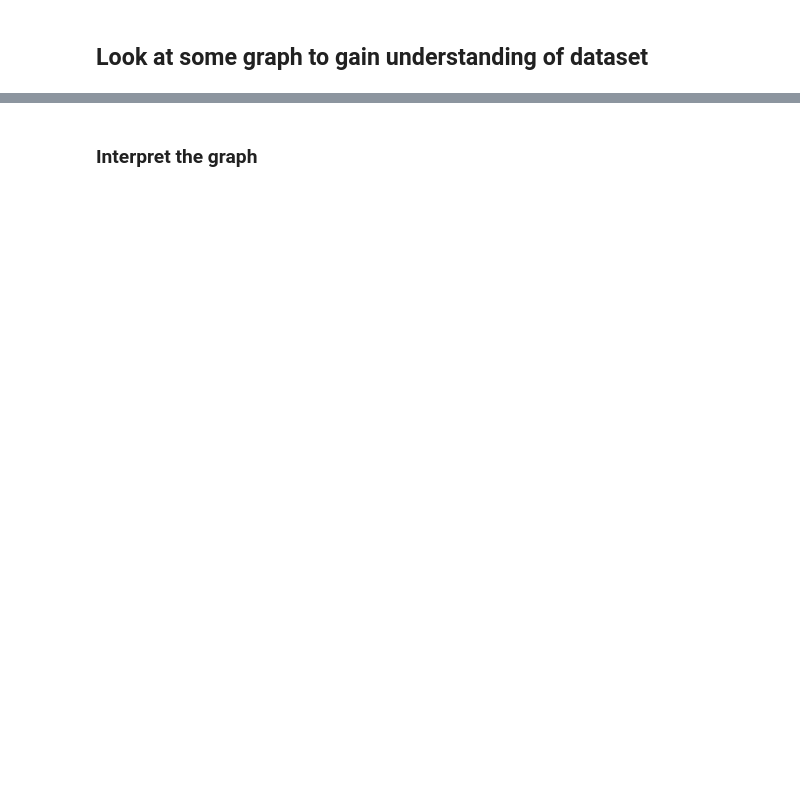
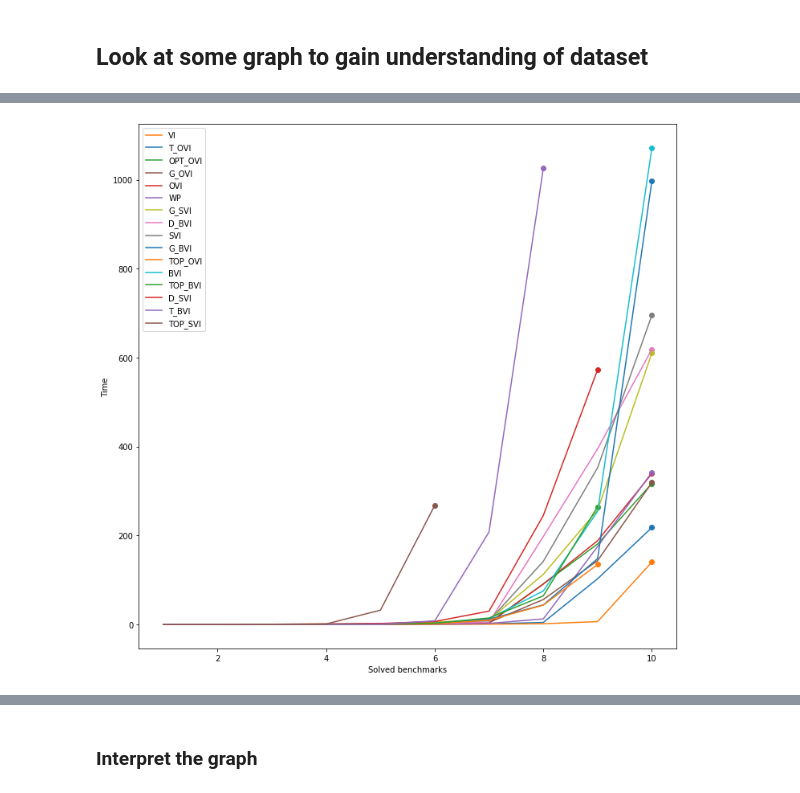
Before and after one commit to ga67vib/Algorithms-For-Stochastic-Games, a Jupyter notebook: visualizations/visualizations.ipynb, the cells around one changed output, grey strips where cells are left out. Cells and saved outputs as stored; diff of their text form; code cells hidden in the pictures; blank space fills up the shorter version.

Commit message:
visualizations

```diff
--- a/visualizations/visualizations.ipynb
+++ b/visualizations/visualizations.ipynb
@@ -551,0 +539,75 @@ plt.show()
+# %%
+# Since we want to sort legend by when an algo stops (So e.g. condon first, as it solves only 5), we need this method to find min.
+# for_ordering is a dict that maps each algo to a tuple: (Number of solved benchmarks, time to solve them all)
+def my_min(for_ordering):
+    min = (math.inf,math.inf) #certainly greater, as only 34 benchmarks
+    min_algo = "None"
+    for algo in for_ordering.keys():
+        bench,time = for_ordering[algo]
+
+        if bench < min[0] or (bench == min[0] and time > min[1]):
+            min = (bench,time)
+            min_algo = algo
+    return min_algo
+
+for algo in config_keys:
+    subres = [float(i) for i in data[algo] if (i != PENTALY_FOR_NOT_FINISHING)]
+    subres.sort()
+    myDict[algo] = [i for i in subres]
+    if (subres == []):
+        print("For Algo %s not one model was solved" % (algo))
+    for_ordering[algo] = (len(subres),subres[len(subres)-1])
+
+# Get a list of algos in order for the legend
+ordered_algos = []
+while bool(for_ordering):
+    min_algo = my_min(for_ordering)
+    ordered_algos += [min_algo]
+    for_ordering.pop(min_algo)
+
+
+#print(myDict)
+
+fig1, ax1 = plt.subplots(figsize=(12,12))
+ax1.set_xlabel("Solved benchmarks")
+ax1.set_ylabel("Time")
+
+#fig2, ax2 = plt.subplots()
+#ax2.set_xlabel("Time")
+#ax2.set_ylabel("Solved benchmarks")
+
+
+x = range(1,len(data["NumStates"])+1)
+
+#x2 = range(0,1700)
+
+legend_sorting = []
+runtimes = dict()
+for conf in config_keys:
+    runtimes[conf] = np.array(data[conf]).sum()
+    legend_sorting.append([conf, runtimes[conf]])
+legend_sorting.sort(key = lambda x : x[1])
+for conf in legend_sorting:
+    print("Conf %s: \t%f" % (conf[0], conf[1]))
+
+ordered_algos.reverse()
+for algo in ordered_algos:
+    y = [sum(myDict[algo][:i+1]) for i in range(0,len(myDict[algo])) if myDict[algo][i] != PENTALY_FOR_NOT_FINISHING]
+    ax1.plot([i for i in x if i<=len(myDict[algo])],y, label=algo)
+    ax1.scatter(x[len(myDict[algo])-1],y[len(myDict[algo])-1])
+    handles, labels = ax1.get_legend_handles_labels()
+    # sort both labels and handles by labels
+    labels, handles = zip(*sorted(zip(labels, handles), key=lambda t: runtimes[t[0]]))
+    #print(labels)
+    #print(handles)
+    ax1.legend(handles, labels)
+    #plt.legend(loc="upper left")
+
+    """
+    if algo == "19":
+    ax1.plot([i for i in x if i<=len(myDict[algo])],y, label=algo, c='tab:brown', zorder=1)
+    ax1.scatter(x[len(myDict[algo])-1],y[len(myDict[algo])-1], s=30, marker='*', c='tab:brown', zorder=2)
+    """
+
+#fig2.savefig('Time2Bench')
+# %% [output]
@@ -551,0 +630 @@ plt.show()
+[figure, added]
```
Also changed, not shown: parts of 21 cells of this notebook.
